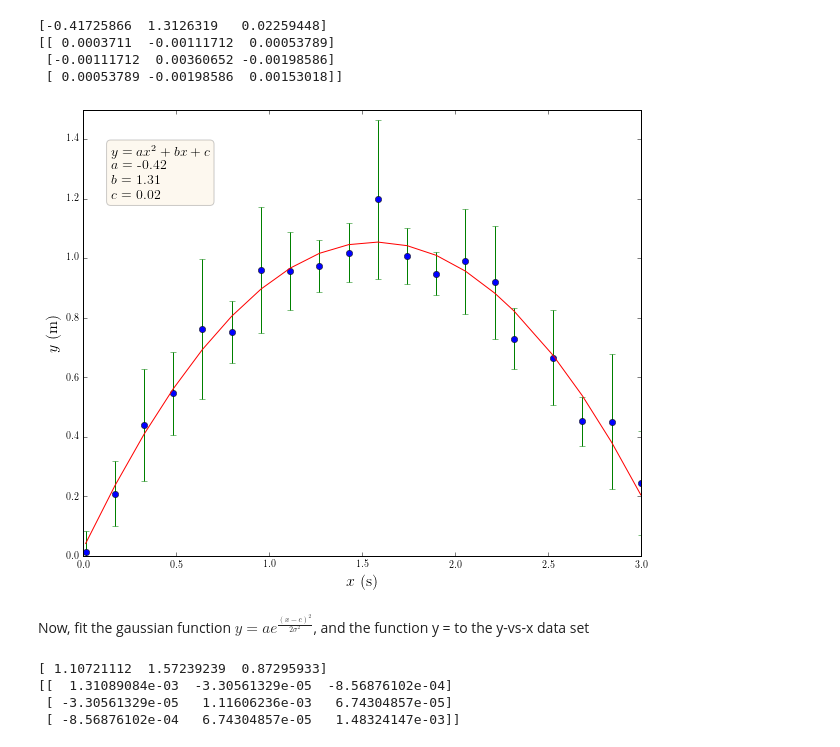
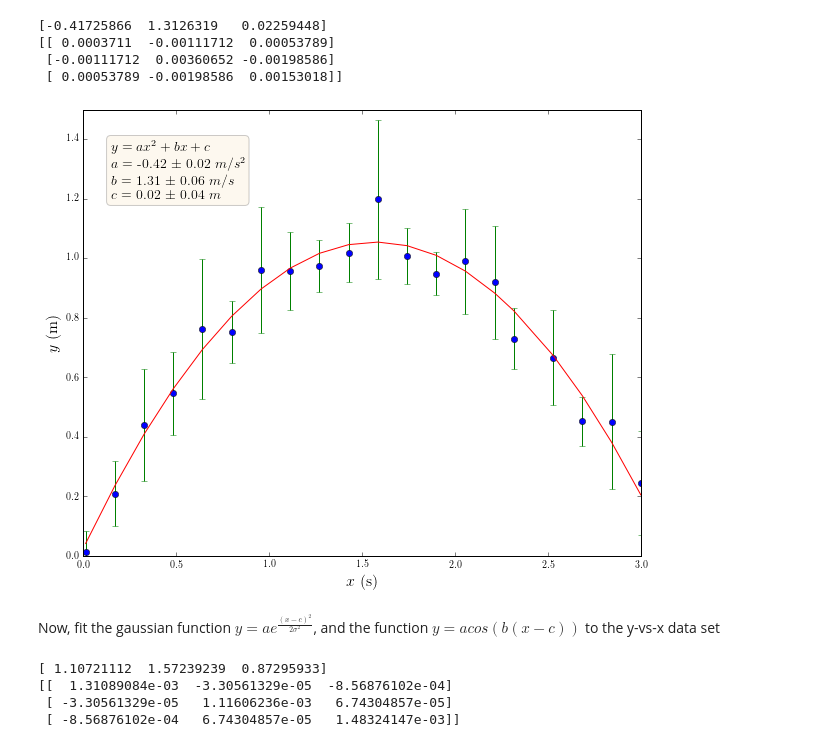
Before and after one commit to samuel-barton/ilab, a Jupyter notebook: dataplottingand-fitting.ipynb, the cells around one changed output. Drawn from its saved outputs; the diff is of its cells as text; code cells hidden in the pictures.

```diff
--- a/dataplottingand-fitting.ipynb
+++ b/dataplottingand-fitting.ipynb
@@ -159,19 +165,20 @@ print(fitCovariances)
 # %%
 plt.plot(x,y,'o')
 plt.ylim(0,1.5)
 plt.xlabel(r'$x$ (s)', fontsize = 16)
 plt.ylabel(r'$y$ (m)', fontsize = 16)
 plt.errorbar(x,y, yerr=e, linestyle='none')
 plt.plot(x, leastSquares(x, fitParams[0], fitParams[1], fitParams[2]))
+sigma = np.sqrt([fitCovariances[0,0], fitCovariances[1,1], fitCovariances[2,2]])
 props = dict(boxstyle='round', facecolor='wheat', alpha=0.2)
 plt.text(0.15, 1.2,
-    ("$y = a x^2 + bx + c$\n $a =$ %.2f\n $b =$ %.2f\n $c =$ %.2f"
-    % (fitParams[0], fitParams[1], fitParams[2])), fontsize=14,bbox=props )
+    ("$y = a x^2 + bx + c$\n $a =$ %.2f $\pm$ %.2f $m/{s^2}$\n $b =$ %.2f $\pm$ %.2f $m/s$ \n $c =$ %.2f $\pm$ %.2f $m$"
+    % (fitParams[0], sigma[0], fitParams[1], sigma[1], fitParams[2], sigma[2])), fontsize=14,bbox=props )
 plt.show()
 # %% [output]
-[figure, old version]
+[figure, new version]
 # %% [markdown]
-Now, fit the gaussian function $y = a e^{\frac{(x-c)^2}{2\sigma^2}}$, and the function y =  to the y-vs-x data set
+Now, fit the gaussian function $y = a e^{\frac{(x-c)^2}{2\sigma^2}}$, and the function $y = acos(b(x-c))$ to the y-vs-x data set
 # %%
 fitParams, fitCovariances = curve_fit(gaussianWithOffset, x,y)
 print(fitParams)
```
Also changed, not shown: parts of 4 cells of this notebook.
